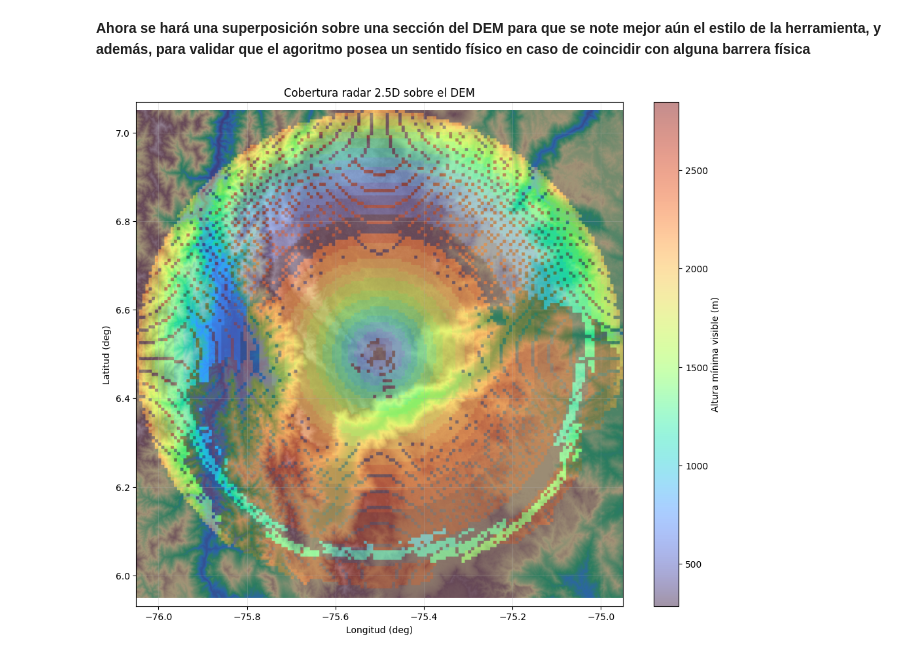
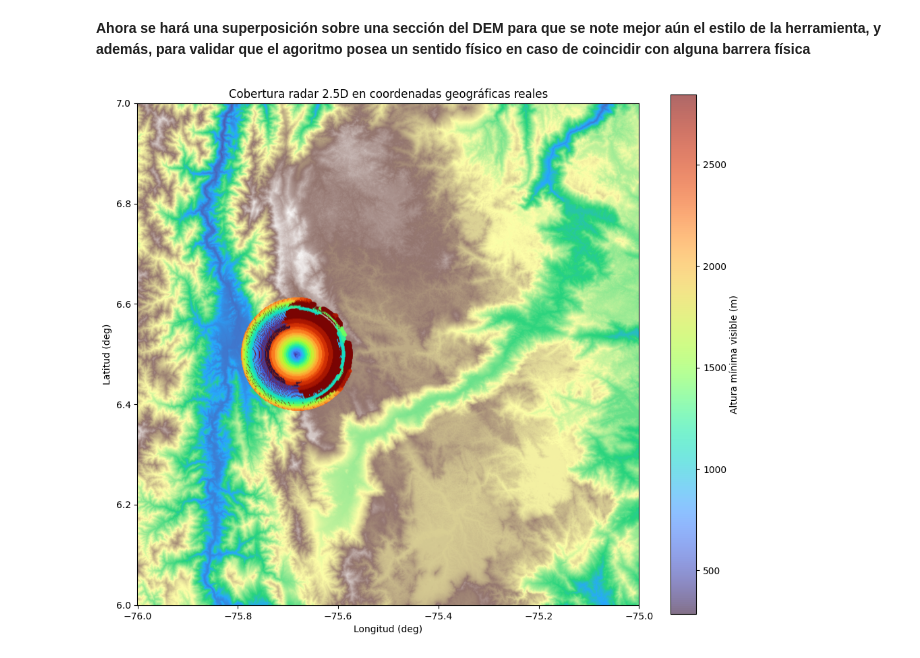
Before and after one commit to prm2419/Radar_coverage_with_DEM, a Jupyter notebook: Pruebas_tensores.ipynb, the cells around one changed output. Drawn from its saved outputs; the diff is of its cells as text; code cells hidden in the pictures.

Commit message:
Uptade the radar sobre DEM

```diff
--- a/Pruebas_tensores.ipynb
+++ b/Pruebas_tensores.ipynb
@@ -790,57 +790,44 @@ plt.show()
 # %% [markdown]
 **Ahora se hará una superposición sobre una sección del DEM para que se note mejor aún el estilo de la herramienta, y además, para validar que el agoritmo posea un sentido físico en caso de coincidir con alguna barrera física**
 # %%
-# Remuestrear a la resolución del DEM para comparación visual
-resampled = resize(
-    np.nan_to_num(min_visible_height, nan=np.nanmin(min_visible_height)),
-    dem_plot.shape,
-    order=0,
-    preserve_range=True,
-    anti_aliasing=False
-)
+# Crear malla física del grid de voxeles (en metros)
+Xm_phys, Ym_phys = np.meshgrid(xc, yc, indexing='ij')
+
+# convertir desplazamientos a grados
+dlat = Ym_phys / 111_320     # metros → grados lat
+dlon = Xm_phys / (111_320 * np.cos(np.deg2rad(radar_lat)))
+
+# convertir a lat/lon reales
+lat_grid = radar_lat + dlat
+lon_grid = radar_lon + dlon
+
 
 plt.figure(figsize=(12,10))
 
-# Expandir el extent un poco más (en grados)
-pad = 0.05   # Ajustar para más contexto (0.05 aprox 5 km)
-
-extended_extent = [
-    extent[0] - pad,
-    extent[1] + pad,
-    extent[2] - pad,
-    extent[3] + pad
-]
-
-# 2) Mostrar DEM y superficie 2.5D superpuestas
+# DEM real en lat/lon
 plt.imshow(
     dem_plot,
-    extent=extended_extent,
+    extent=extent,            # del raster original
     cmap='terrain',
     alpha=0.85,
     origin='upper'
 )
 
-# Superficie 2.5D
-plt.imshow(
-    resampled,
+# Cobertura real en lat/lon
+plt.scatter(
+    lon_grid,
+    lat_grid,
+    c=min_visible_height,
     cmap='turbo',
-    alpha=0.45,
-    extent=extended_extent,
-    origin='upper'
+    s=6,
+    alpha=0.6
 )
 
-# 3) Barra de color y títulos
-cbar = plt.colorbar(label="Altura mínima visible (m)")
-cbar.ax.tick_params(labelsize=10)
-
-# plt.title("Cobertura radar 2.5D sobre DEM")
-plt.title("Cobertura radar 2.5D sobre el DEM")
+plt.colorbar(label="Altura mínima visible (m)")
 plt.xlabel("Longitud (deg)")
 plt.ylabel("Latitud (deg)")
+plt.title("Cobertura radar 2.5D en coordenadas geográficas reales")
 
-# 4) Mejorar grid visual
-plt.grid(alpha=0.3, linewidth=0.6)
-plt.axis('equal')
 plt.show()
 # %% [output]
-[figure, old version]
+[figure, new version]
```
